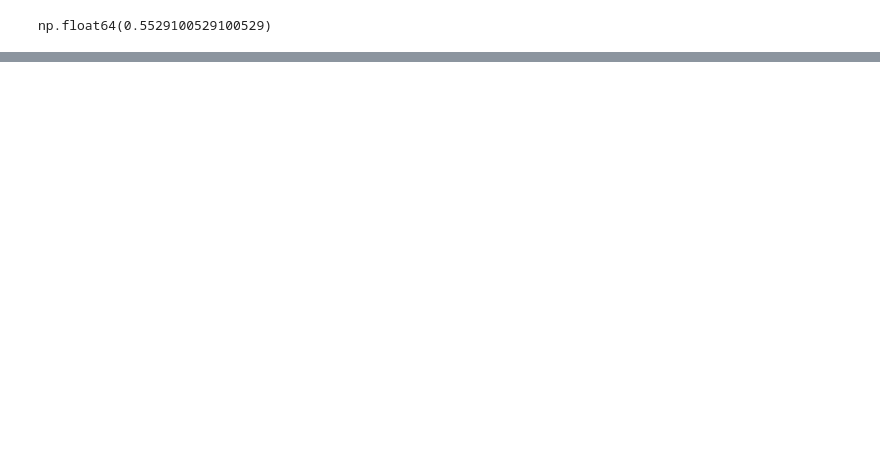
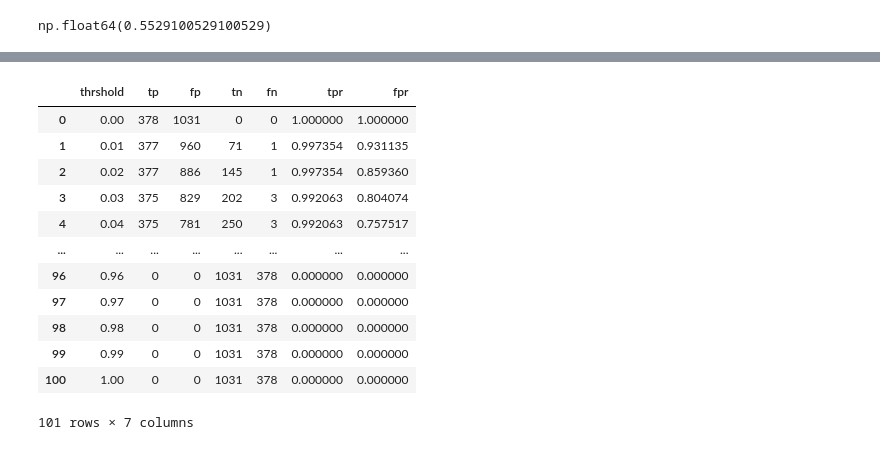
Before and after one commit to aljariri0/ML-Zoomcamp, a Jupyter notebook: 04-evaluation/4-1-Evaluation-Metrics-For-Classification.ipynb, the cells around one changed output, grey strips where cells are left out. Cells and saved outputs as stored; diff of their text form; code cells hidden in the pictures; blank space fills up the shorter version.

```diff
--- a/04-evaluation/4-1-Evaluation-Metrics-For-Classification.ipynb
+++ b/04-evaluation/4-1-Evaluation-Metrics-For-Classification.ipynb
@@ -285,0 +344,22 @@ np.float64(0.5529100529100529)
+# %%
+columns = ['thrshold', 'tp', 'fp', 'tn', 'fn']
+df_scores = pd.DataFrame(scores, columns=columns)
+
+df_scores['tpr'] = df_scores.tp / (df_scores.tp + df_scores.fn)
+df_scores['fpr'] = df_scores.fp / (df_scores.tn + df_scores.fp)
+
+df_scores
+# %% [output]
+|  | thrshold | tp | fp | tn | fn | tpr | fpr |
+| 0 | 0.00 | 378 | 1031 | 0 | 0 | 1.000000 | 1.000000 |
+| 1 | 0.01 | 377 | 960 | 71 | 1 | 0.997354 | 0.931135 |
+| 2 | 0.02 | 377 | 886 | 145 | 1 | 0.997354 | 0.859360 |
+| 3 | 0.03 | 375 | 829 | 202 | 3 | 0.992063 | 0.804074 |
+| 4 | 0.04 | 375 | 781 | 250 | 3 | 0.992063 | 0.757517 |
+| ... | ... | ... | ... | ... | ... | ... | ... |
+| 96 | 0.96 | 0 | 0 | 1031 | 378 | 0.000000 | 0.000000 |
+| 97 | 0.97 | 0 | 0 | 1031 | 378 | 0.000000 | 0.000000 |
+| 98 | 0.98 | 0 | 0 | 1031 | 378 | 0.000000 | 0.000000 |
+| 99 | 0.99 | 0 | 0 | 1031 | 378 | 0.000000 | 0.000000 |
+| 100 | 1.00 | 0 | 0 | 1031 | 378 | 0.000000 | 0.000000 |
+101 rows × 7 columns
```
Also changed, not shown: parts of 12 cells of this notebook, 2 other files.
